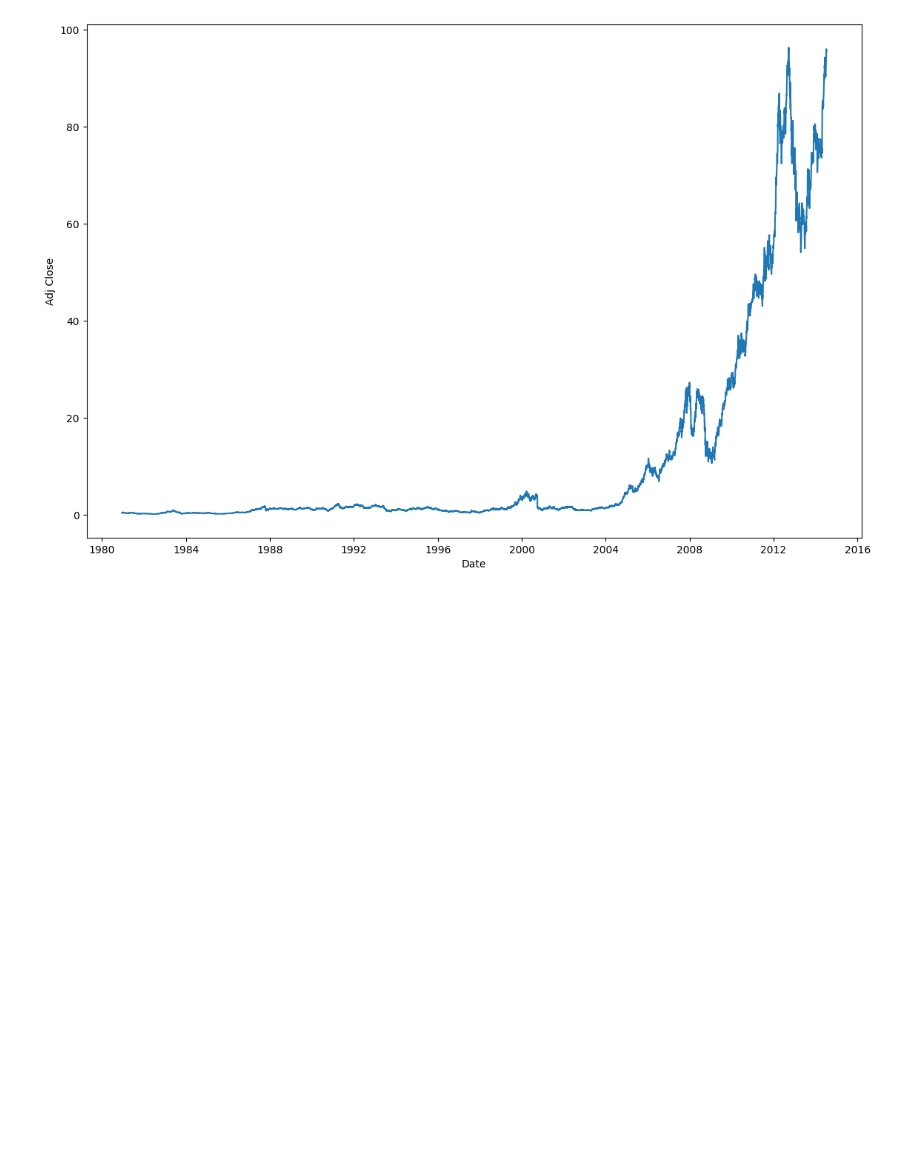
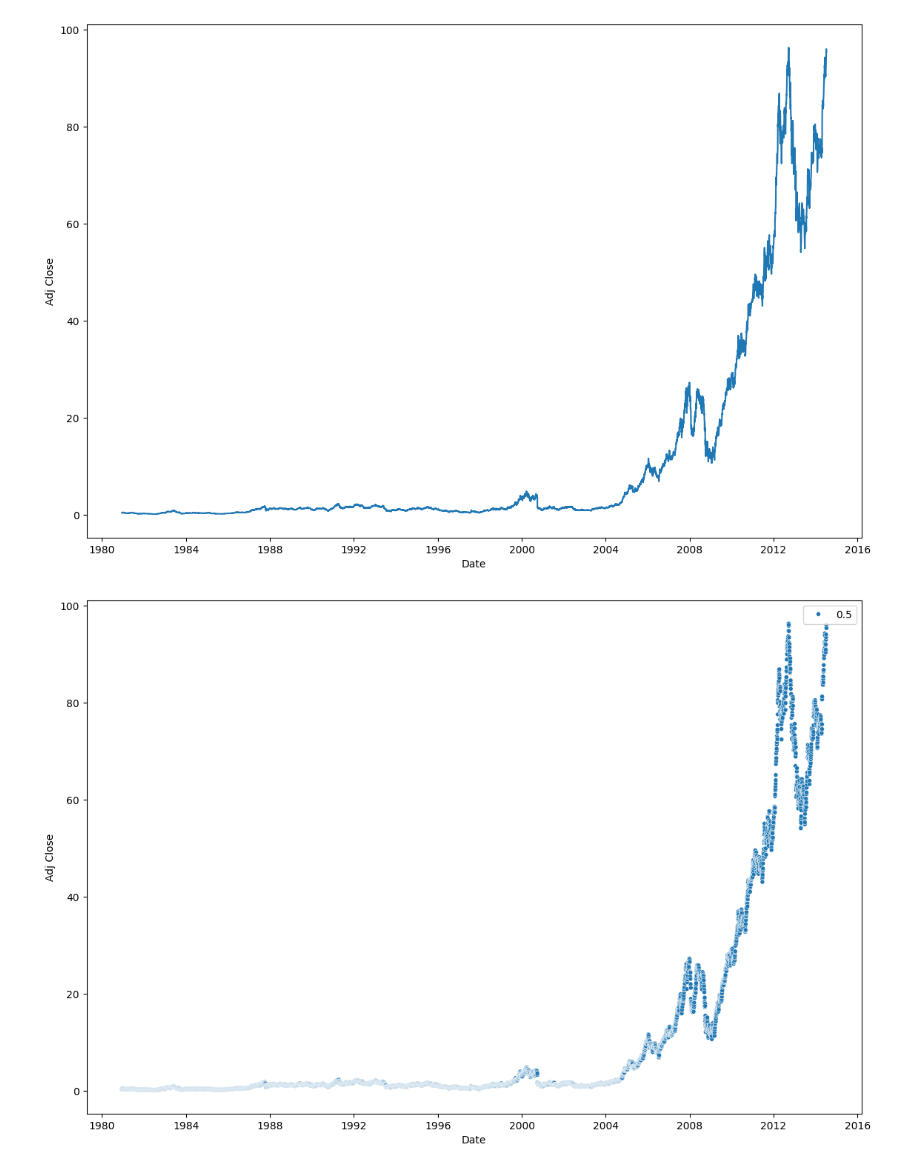
Before and after one commit to urkomen/2026-02-BILBAO-FT-Data-Science, a Jupyter notebook: 2-Data_Analysis/7-Feature_engineering/2-Time Data/Practica/Ejercicio Apple_urko.ipynb, the cells around one changed output. Drawn from its saved outputs; the diff is of its cells as text; code cells hidden in the pictures; blank space fills up the shorter version.

```diff
--- a/2-Data_Analysis/7-Feature_engineering/2-Time Data/Practica/Ejercicio Apple_urko.ipynb
+++ b/2-Data_Analysis/7-Feature_engineering/2-Time Data/Practica/Ejercicio Apple_urko.ipynb
@@ -159,3 +187,11 @@ sns.lineplot(data=apple,
              y='Adj Close');
 # %% [output]
 [figure]
+# %%
+plt.figure(figsize=(13.5,9))
+sns.scatterplot(data=apple,
+             x=apple.index,
+             y='Adj Close',
+             size = 0.5);
+# %% [output]
+[figure, added]
```
Also changed, not shown: parts of 2 cells of this notebook.
